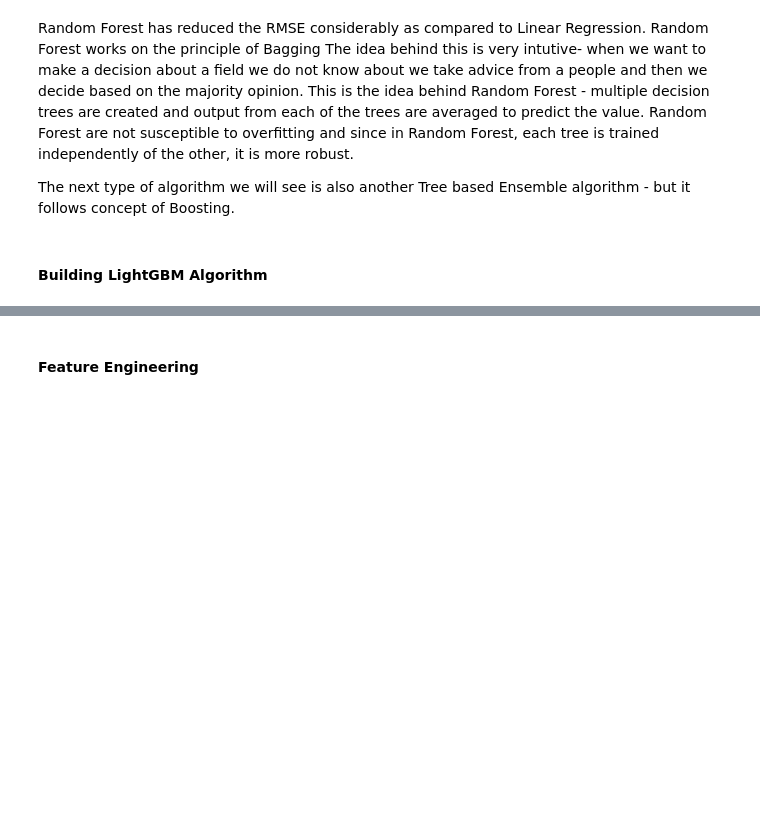
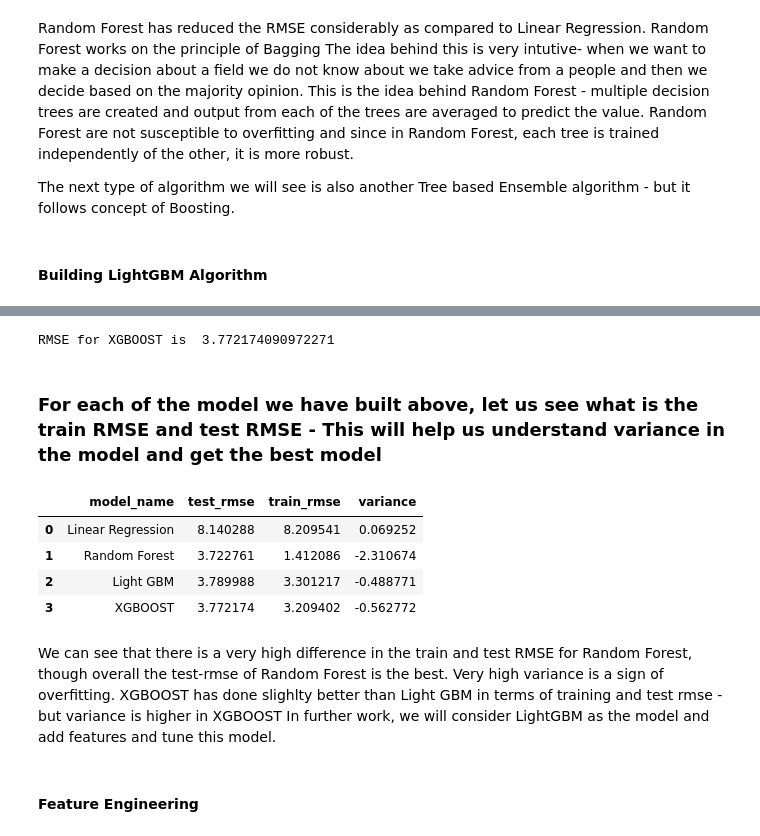
Before and after one commit to AiswaryaSrinivas/DataScienceWithPython, a Jupyter notebook: New York Taxi Fare Prediction/Modelling.ipynb, the cells around one changed output, grey strips where cells are left out. Drawn from its saved outputs; the diff is of its cells as text; code cells hidden in the pictures; blank space fills up the shorter version.

```diff
--- a/New York Taxi Fare Prediction/Modelling.ipynb
+++ b/New York Taxi Fare Prediction/Modelling.ipynb
@@ -208,0 +236,3 @@ LighGBM was much quicker than RF and the RMSE is quiet close to RF too. Tuning t
+# %%
+xbg_model=xgb.train(params={'objective':'reg:linear','eval_metric':'rmse'}
+                    ,dtrain=dtrain,num_boost_round=nrounds)
@@ -209,3 +257,35 @@ LighGBM was much quicker than RF and the RMSE is quiet close to RF too. Tuning t
+# %%
+xgb_pred=xbg_model.predict(dtest)
+xgb_rmse=np.sqrt(mean_squared_error(xgb_pred, y_test))
+print("RMSE for XGBOOST is ",xgb_rmse)
+# %% [output]
+RMSE for XGBOOST is  3.772174090972271
+# %% [markdown]
+### For each of the model we have built above, let us see what is the train RMSE and test RMSE - This will help us understand variance in the model and get the best model
+# %%
+model_pred=pd.DataFrame()
+model_pred['model_name']=['Linear Regression','Random Forest','Light GBM','XGBOOST']
+model_pred['test_rmse']=[lm_rmse,rf_rmse,lgb_rmse,xgb_rmse]
+# %%
+lm_train_rmse=np.sqrt(mean_squared_error(lm.predict(X_train), y_train))
+rf_train_rmse=np.sqrt(mean_squared_error(rf.predict(X_train),y_train))
+lgb_train_rmse=np.sqrt(mean_squared_error(lgb_bst.predict(X_train),y_train))
+xgb_train_rmse=np.sqrt(mean_squared_error(xbg_model.predict(dtrain),y_train))
+
+model_pred['train_rmse']=[lm_train_rmse,rf_train_rmse,lgb_train_rmse,xgb_train_rmse]
+# %%
+model_pred['variance']=model_pred['train_rmse'] - model_pred['test_rmse']
+model_pred
+# %% [output]
+|  | model_name | test_rmse | train_rmse | variance |
+| 0 | Linear Regression | 8.140288 | 8.209541 | 0.069252 |
+| 1 | Random Forest | 3.722761 | 1.412086 | -2.310674 |
+| 2 | Light GBM | 3.789988 | 3.301217 | -0.488771 |
+| 3 | XGBOOST | 3.772174 | 3.209402 | -0.562772 |
+# %% [markdown]
+We can see that there is a very high difference in the train and test RMSE for Random Forest, though overall the test-rmse of Random Forest is the best. Very high variance is a sign of overfitting.
+XGBOOST has done slighlty better than Light GBM in terms of training and test rmse - but variance is higher in XGBOOST
+In further work, we will consider LightGBM as the model and add features and tune this model.
 # %% [markdown]
 #### Feature Engineering
 # %%
```
Also changed, not shown: parts of 37 cells of this notebook.
